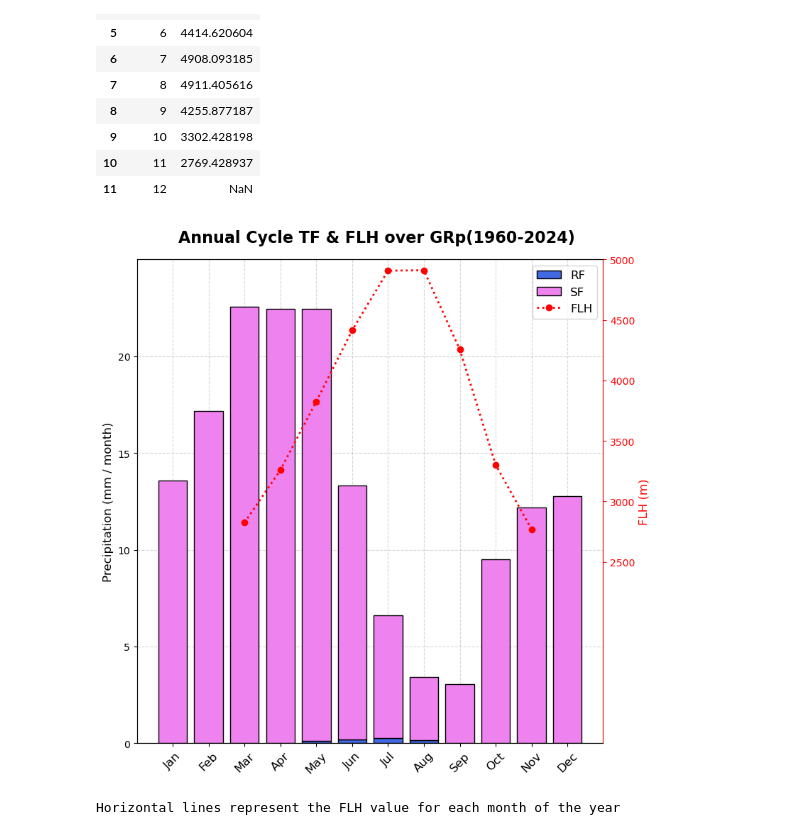
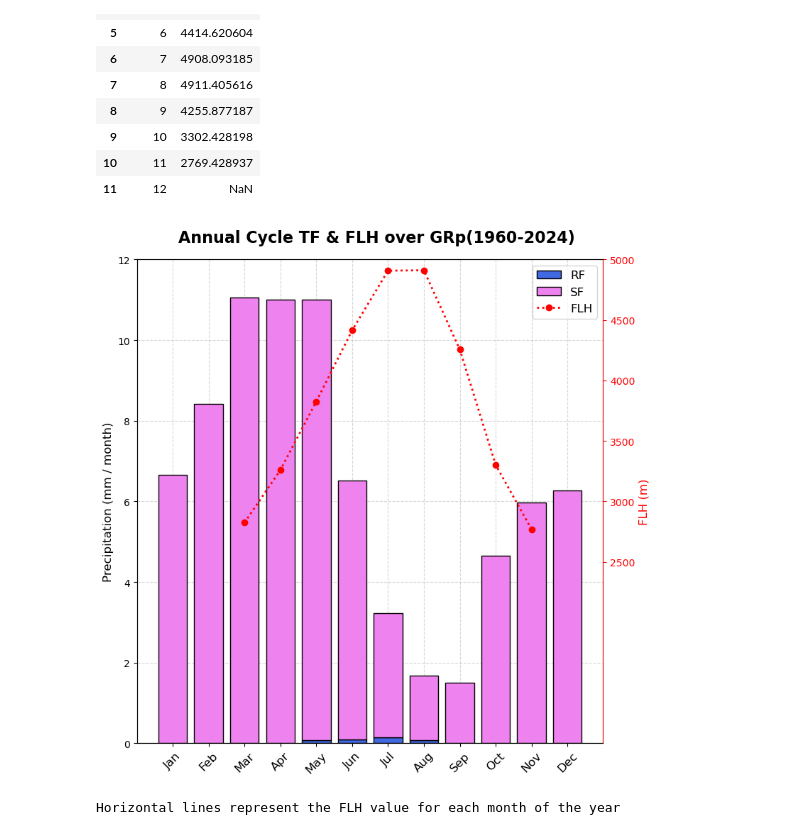
Before and after one commit to jeremy-brice/StageM2_IVT, a Jupyter notebook: MAR/Precipitation_phase_study_GRp_glaciers_only.ipynb, the cells around one changed output. Saved outputs shown, nothing was run; the diff lists cells and outputs as text; code cells hidden in the pictures.

```diff
--- a/MAR/Precipitation_phase_study_GRp_glaciers_only.ipynb
+++ b/MAR/Precipitation_phase_study_GRp_glaciers_only.ipynb
@@ -206,3 +206,7 @@ dsICE_pamir.plot()
 # %% [output]
 <matplotlib.collections.QuadMesh at 0x...>
 [figure]
+# %%
+ICE_mask = dsICE_pamir > 0
+dsICE_pamir_mask = dsICE_pamir.where(ICE_mask)
+dsICE_pamir_mask.plot()
@@ -209,16 +216,16 @@ dsICE_pamir.plot()
 # %%
 dsSH_pamir = dsSH_pamir.rename({'x': 'X', 'y': 'Y'})
-dsICE_pamir = dsICE_pamir.rename({'x': 'X', 'y': 'Y'})
+dsICE_pamir_mask = dsICE_pamir_mask.rename({'x': 'X', 'y': 'Y'})
 
 #Grille pas exactement les mêmes valeurs des fois à ,e-5 près
-dsICE_pamir = dsICE_pamir.assign_coords({
+dsICE_pamir_mask = dsICE_pamir_mask.assign_coords({
     "X": dsSH_pamir.X,
     "Y": dsSH_pamir.Y
 })
 
-ICE_areas = (dsICE_pamir / 100) * 49 # Surface de glace réelle par pixel
+ICE_surface = (dsICE_pamir_mask / 100) * 49 # Surface de glace réelle par pixel
 elev_bands = np.arange(0, 8001, 250)
-ICE_areas = ICE_areas.groupby_bins(dsSH_pamir, bins = elev_bands).sum() # Surface totale de glace réelle par bande d'élévation
+ICE_areas = ICE_surface.groupby_bins(dsSH_pamir, bins = elev_bands).sum() # Surface totale de glace réelle par bande d'élévation
 # %%
 # Récupération des bords inférieurs des bandes pour l'axe Y
 y_bottoms = [interval.left for interval in ICE_areas.SH_bins.values]
@@ -243,7 +250,7 @@ plt.show()
 # %% [output]
 [figure]
 # %%
-ICE_tot = ICE_areas.sum()
+ICE_tot = dsICE_pamir_mask.sum()
 print(ICE_tot)
 # %% [output]
 <xarray.DataArray 'ICE' ()> Size: 4B
@@ -266,15 +273,15 @@ SF = SF[:,ny:-ny,nx:-nx].sel(time=slice(f"{iyear}-01-01", f"{fyear}-12-31"))
 TF = RF + SF
 # %%
 TF = TF.groupby('time.month').mean('time', skipna=True)
-TF = (TF * dsICE_pamir)
+TF = (TF * dsICE_pamir_mask)
 TF = TF.sum(dim=['Y','X'], skipna=True) / ICE_tot
 
 SF = SF.groupby('time.month').mean('time', skipna=True)
-SF = (SF * dsICE_pamir)
+SF = (SF * dsICE_pamir_mask)
 SF = SF.sum(dim=['Y','X'], skipna=True) / ICE_tot
 
 RF = RF.groupby('time.month').mean('time', skipna=True)
-RF = (RF * dsICE_pamir)
+RF = (RF * dsICE_pamir_mask)
 RF = RF.sum(dim=['Y','X'], skipna=True) / ICE_tot
 # %%
 months = ['Jan','Feb','Mar','Apr','May','Jun','Jul','Aug','Sep','Oct','Nov','Dec']
@@ -372,37 +379,37 @@ ax2.plot(
     	linewidth=2
 	)
 
 # --- axes
 ax.set_xticks(range(1,13))
 ax.set_xticklabels(months, rotation=45, fontsize=12)
 
 ax.set_ylabel(f'Precipitation ({unite})', fontsize=12)
 ax2.set_ylabel('FLH (m)', fontsize=12)
 ax.grid(True, linestyle='--', alpha=0.5, zorder=0)
 
 # mettre la t2m au dessus de precipitation
-ax.set_ylim(bottom=0, top=25) # axe gauche
+ax.set_ylim(bottom=0, top=12) # axe gauche
 ax2.set_ylim(bottom=1000, top=5000) # axe droit
 
 ticks = np.arange(1000, 5001, 500)
 ticks_filtered = ticks[(ticks >= 2500) & (ticks <= 5000)]
 ax2.set_yticks(ticks_filtered)
 
-ticks = np.arange(0, 25, 5)
-ticks_filtered = ticks[(ticks >= 0) & (ticks <= 25)]
+ticks = np.arange(0, 13, 2)
+ticks_filtered = ticks[(ticks >= 0) & (ticks <= 12)]
 ax.set_yticks(ticks_filtered)
 
 # --- legend
 handles1, labels1 = ax.get_legend_handles_labels()
 handles2, labels2 = ax2.get_legend_handles_labels()
 ax.legend(handles1 + handles2, labels1 + labels2, fontsize=12)
 
 fig.suptitle(f'Annual Cycle TF & FLH over {dom}({iyear}-{fyear})', fontsize=16, weight='bold')
 
 plt.tight_layout()
 plt.show()
 # %% [output]
-[figure, old version]
+[figure, new version]
 # %%
 print('Horizontal lines represent the FLH value for each month of the year')
 
```
Also changed, not shown: parts of 3 cells of this notebook, 3 other files.
